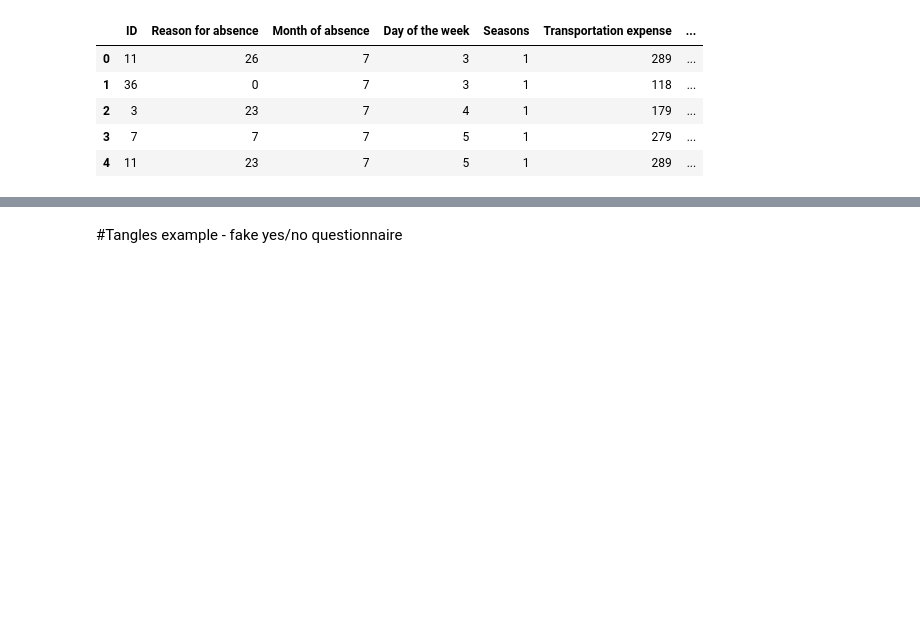
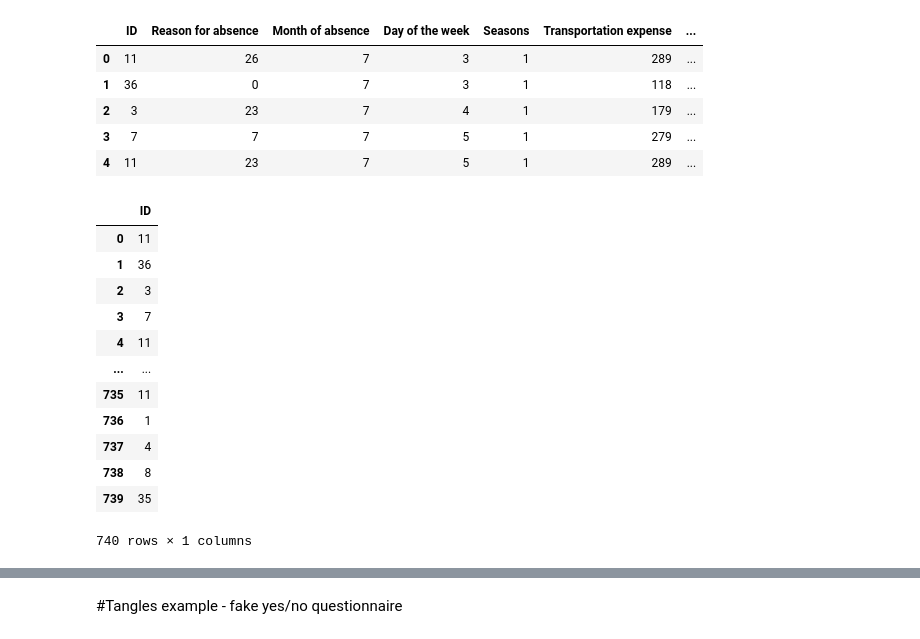
Before and after one commit to zuzannazak/Tangles, a Jupyter notebook: Tangle_playground.ipynb, the cells around one changed output, grey strips where cells are left out. Drawn from its saved outputs; the diff is of its cells as text; code cells hidden in the pictures; blank space fills up the shorter version.

```diff
--- a/Tangle_playground.ipynb
+++ b/Tangle_playground.ipynb
@@ -67,3 +90,20 @@ df_original.head()
 | 2 | 3 | 23 | 7 | 4 | 1 | 179 | ... |
 | 3 | 7 | 7 | 7 | 5 | 1 | 279 | ... |
 | 4 | 11 | 23 | 7 | 5 | 1 | 289 | ... |
+# %%
+df_amended_for_tangles = pd.DataFrame()
+df_amended_for_tangles["ID"]=df_original["ID"]
+# %% [output]
+|  | ID |
+| 0 | 11 |
+| 1 | 36 |
+| 2 | 3 |
+| 3 | 7 |
+| 4 | 11 |
+| ... | ... |
+| 735 | 11 |
+| 736 | 1 |
+| 737 | 4 |
+| 738 | 8 |
+| 739 | 35 |
+740 rows × 1 columns
```
Also changed, not shown: parts of 7 cells of this notebook.
